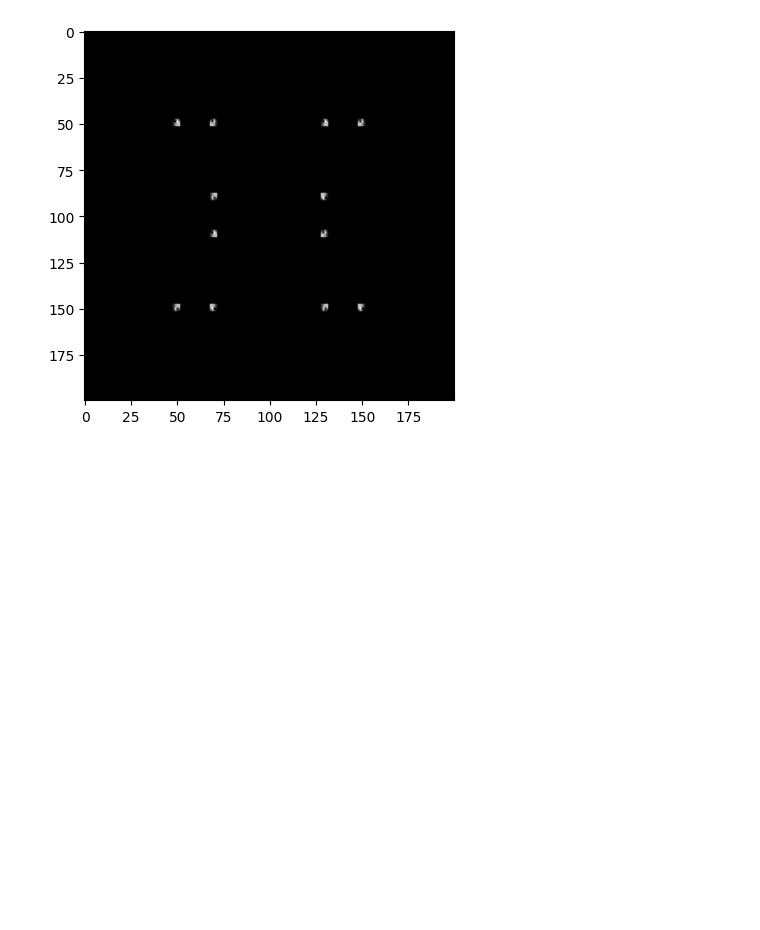
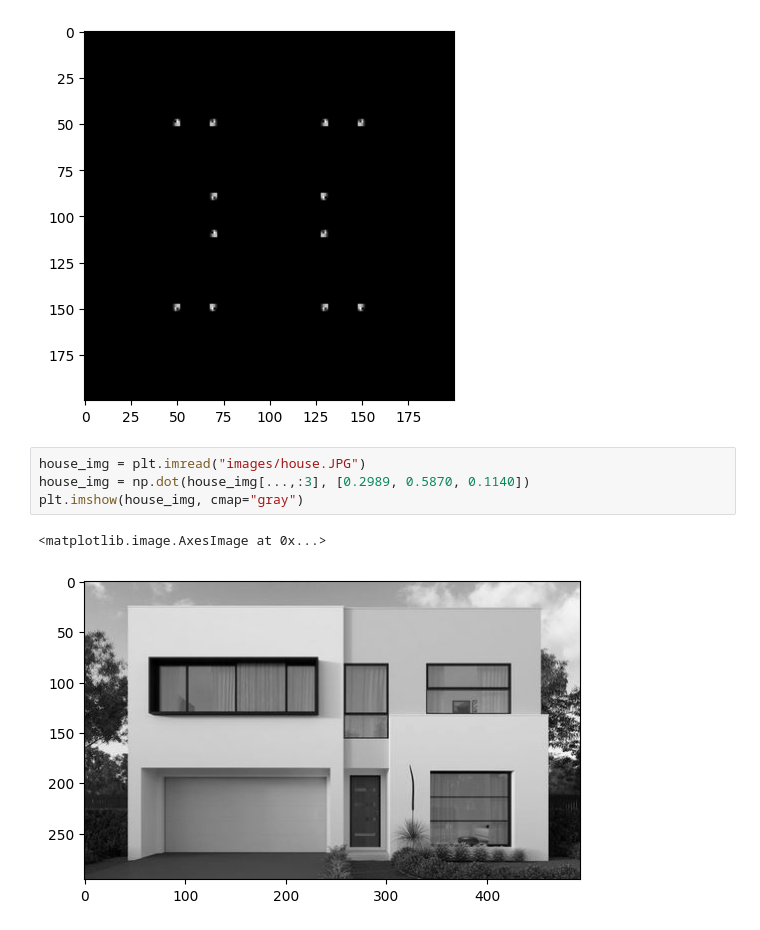
Before and after one commit to aydanlau/gef2023_GenAI, a Jupyter notebook: phase1+2/P2L3 Exercises/exercise_7_Haris_corner_detection.ipynb, the cells around one changed output. Cells and saved outputs as stored; diff of their text form; blank space fills up the shorter version.

```diff
--- a/phase1+2/P2L3 Exercises/exercise_7_Haris_corner_detection.ipynb
+++ b/phase1+2/P2L3 Exercises/exercise_7_Haris_corner_detection.ipynb
@@ -85,3 +85,10 @@ plt.imshow(np.abs(H), cmap='gray')
 # %% [output]
 <matplotlib.image.AxesImage at 0x...>
 [figure]
+# %%
+house_img = plt.imread("images/house.JPG")
+house_img = np.dot(house_img[...,:3], [0.2989, 0.5870, 0.1140])
+plt.imshow(house_img, cmap="gray")
+# %% [output]
+<matplotlib.image.AxesImage at 0x...>
+[figure, added]
```
Also changed, not shown: parts of 2 cells of this notebook.
